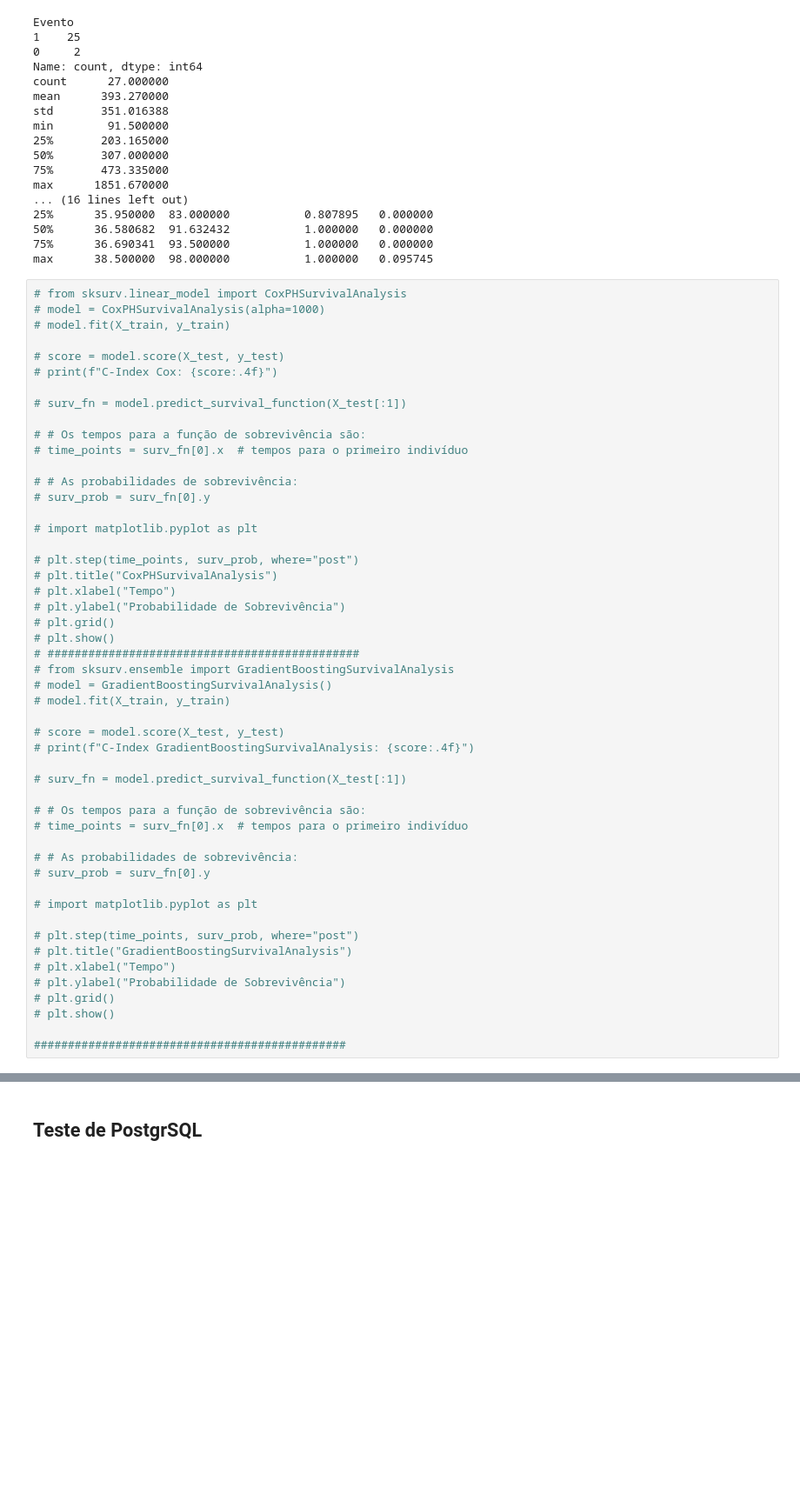
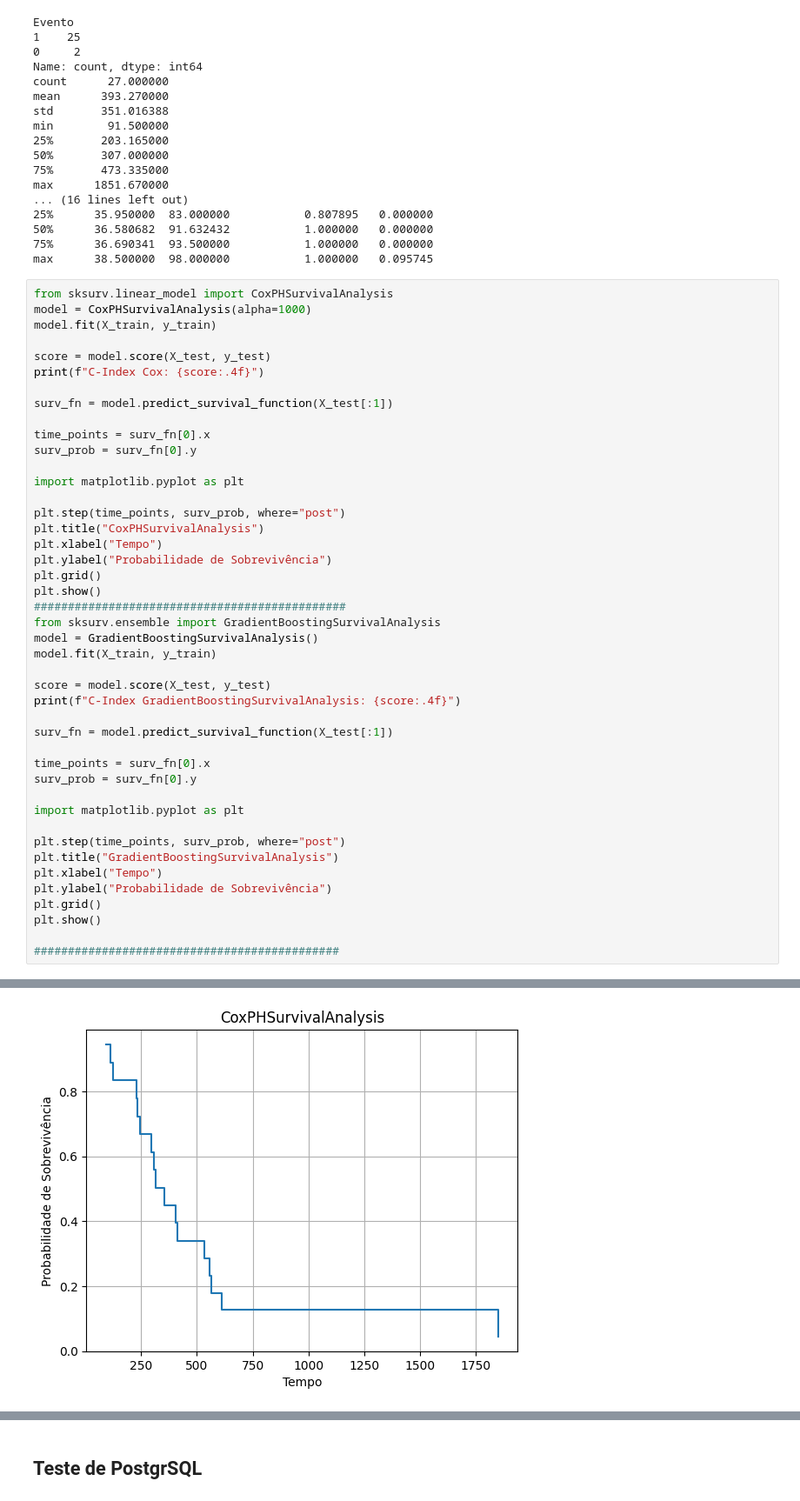
Before and after one commit to GoncaloCSilva/Detect-id, a Jupyter notebook: my_detectID/teste.ipynb, the cells around one changed output, grey strips where cells are left out. Shown at 87% size. Cells and saved outputs as stored; diff of their text form; blank space fills up the shorter version.

```diff
--- a/my_detectID/teste.ipynb
+++ b/my_detectID/teste.ipynb
@@ -307,52 +468,47 @@ max      1851.670000
 75%      36.690341  93.500000           1.000000   0.000000
 max      38.500000  98.000000           1.000000   0.095745
 # %%
-# from sksurv.linear_model import CoxPHSurvivalAnalysis
-# model = CoxPHSurvivalAnalysis(alpha=1000)
-# model.fit(X_train, y_train)
+from sksurv.linear_model import CoxPHSurvivalAnalysis
+model = CoxPHSurvivalAnalysis(alpha=1000)
+model.fit(X_train, y_train)
 
-# score = model.score(X_test, y_test)
-# print(f"C-Index Cox: {score:.4f}")
+score = model.score(X_test, y_test)
+print(f"C-Index Cox: {score:.4f}")
 
-# surv_fn = model.predict_survival_function(X_test[:1])
+surv_fn = model.predict_survival_function(X_test[:1])
 
-# # Os tempos para a função de sobrevivência são:
-# time_points = surv_fn[0].x  # tempos para o primeiro indivíduo
+time_points = surv_fn[0].x
+surv_prob = surv_fn[0].y
 
-# # As probabilidades de sobrevivência:
-# surv_prob = surv_fn[0].y
+import matplotlib.pyplot as plt
 
-# import matplotlib.pyplot as plt
+plt.step(time_points, surv_prob, where="post")
+plt.title("CoxPHSurvivalAnalysis")
+plt.xlabel("Tempo")
+plt.ylabel("Probabilidade de Sobrevivência")
+plt.grid()
+plt.show()
+##############################################
+from sksurv.ensemble import GradientBoostingSurvivalAnalysis
+model = GradientBoostingSurvivalAnalysis()
+model.fit(X_train, y_train)
 
-# plt.step(time_points, surv_prob, where="post")
-# plt.title("CoxPHSurvivalAnalysis")
-# plt.xlabel("Tempo")
-# plt.ylabel("Probabilidade de Sobrevivência")
-# plt.grid()
-# plt.show()
-# ##############################################
-# from sksurv.ensemble import GradientBoostingSurvivalAnalysis
-# model = GradientBoostingSurvivalAnalysis()
-# model.fit(X_train, y_train)
+score = model.score(X_test, y_test)
+print(f"C-Index GradientBoostingSurvivalAnalysis: {score:.4f}")
 
-# score = model.score(X_test, y_test)
-# print(f"C-Index GradientBoostingSurvivalAnalysis: {score:.4f}")
+surv_fn = model.predict_survival_function(X_test[:1])
 
-# surv_fn = model.predict_survival_function(X_test[:1])
+time_points = surv_fn[0].x
+surv_prob = surv_fn[0].y
 
-# # Os tempos para a função de sobrevivência são:
-# time_points = surv_fn[0].x  # tempos para o primeiro indivíduo
+import matplotlib.pyplot as plt
 
-# # As probabilidades de sobrevivência:
-# surv_prob = surv_fn[0].y
+plt.step(time_points, surv_prob, where="post")
+plt.title("GradientBoostingSurvivalAnalysis")
+plt.xlabel("Tempo")
+plt.ylabel("Probabilidade de Sobrevivência")
+plt.grid()
+plt.show()
 
-# import matplotlib.pyplot as plt
-
-# plt.step(time_points, surv_prob, where="post")
-# plt.title("GradientBoostingSurvivalAnalysis")
-# plt.xlabel("Tempo")
-# plt.ylabel("Probabilidade de Sobrevivência")
-# plt.grid()
-# plt.show()
-
-##############################################
+#############################################
+# %% [output]
@@ -358,0 +516 @@ max      38.500000  98.000000           1.000000   0.095745
+[figure, added]
```
Also changed, not shown: parts of 8 cells of this notebook, 1 other file.
